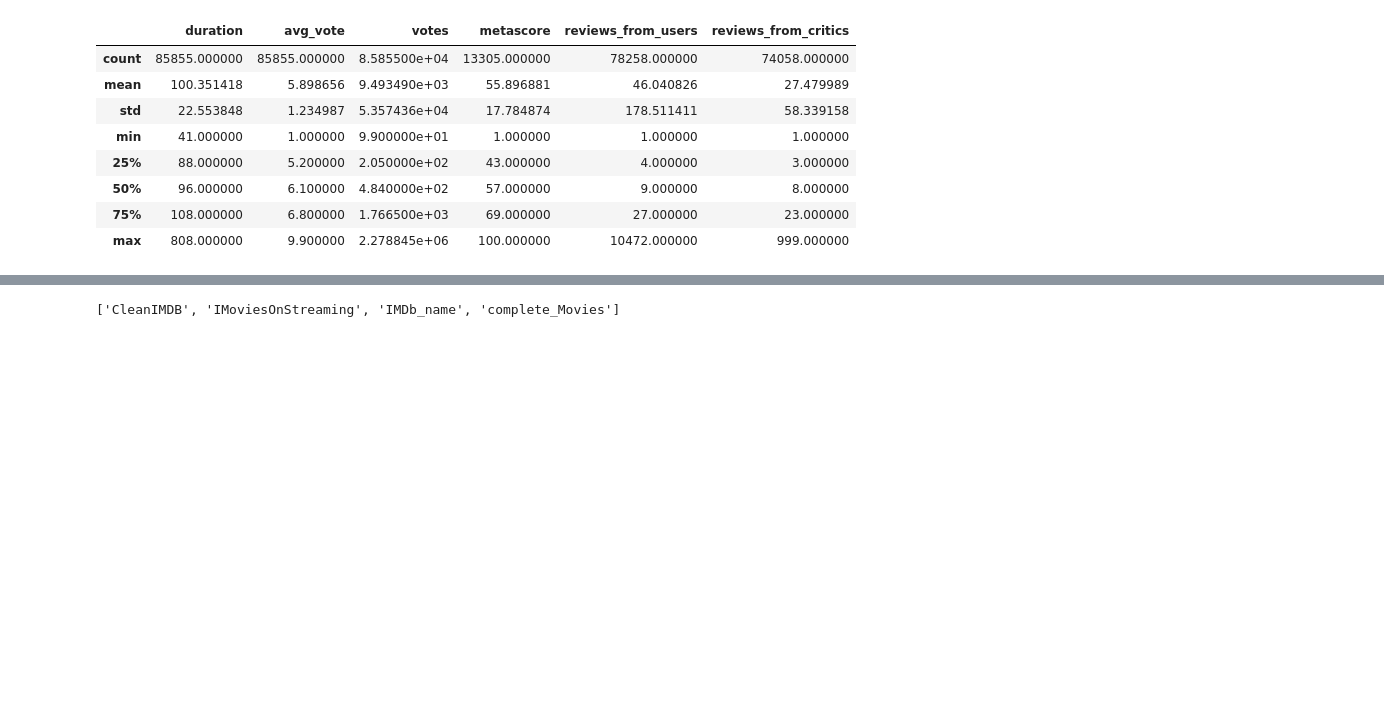
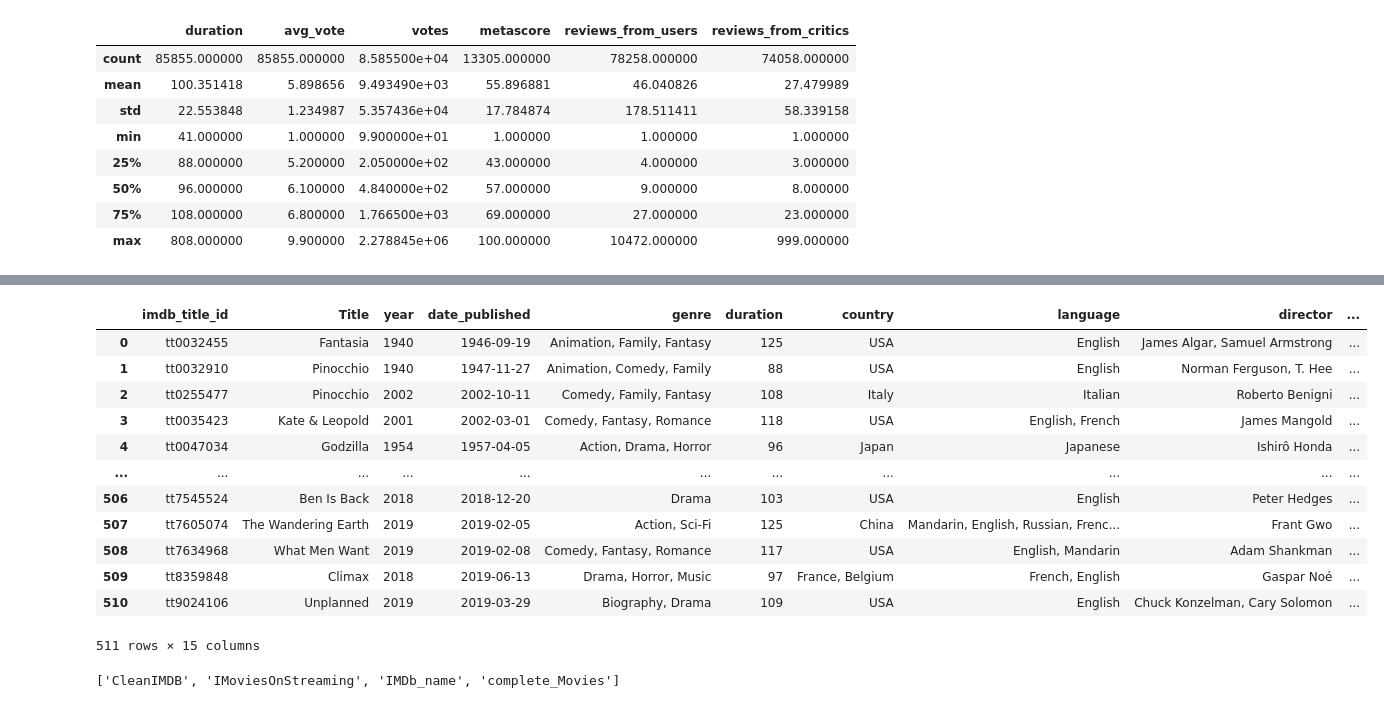
Before and after one commit to aadeba5/ETL_PROJ2, a Jupyter notebook: Miniproj_ETL.ipynb, the cells around one changed output, grey strips where cells are left out. Saved outputs shown, nothing was run; the diff lists cells and outputs as text; code cells hidden in the pictures; blank space fills up the shorter version.

```diff
--- a/Miniproj_ETL.ipynb
+++ b/Miniproj_ETL.ipynb
@@ -214,3 +248,20 @@ new_complete_Movies_data.head()
+# %%
+Clean_complete_IMDb_df = new_complete_Movies_data.dropna(how='any')
+Clean_complete_IMDb_df
+# %% [output]
+|  | imdb_title_id | Title | year | date_published | genre | duration | country | language | director | ... |
+| 0 | tt0032455 | Fantasia | 1940 | 1946-09-19 | Animation, Family, Fantasy | 125 | USA | English | James Algar, Samuel Armstrong | ... |
+| 1 | tt0032910 | Pinocchio | 1940 | 1947-11-27 | Animation, Comedy, Family | 88 | USA | English | Norman Ferguson, T. Hee | ... |
+| 2 | tt0255477 | Pinocchio | 2002 | 2002-10-11 | Comedy, Family, Fantasy | 108 | Italy | Italian | Roberto Benigni | ... |
+| 3 | tt0035423 | Kate & Leopold | 2001 | 2002-03-01 | Comedy, Fantasy, Romance | 118 | USA | English, French | James Mangold | ... |
+| 4 | tt0047034 | Godzilla | 1954 | 1957-04-05 | Action, Drama, Horror | 96 | Japan | Japanese | Ishirô Honda | ... |
+| ... | ... | ... | ... | ... | ... | ... | ... | ... | ... | ... |
+| 506 | tt7545524 | Ben Is Back | 2018 | 2018-12-20 | Drama | 103 | USA | English | Peter Hedges | ... |
+| 507 | tt7605074 | The Wandering Earth | 2019 | 2019-02-05 | Action, Sci-Fi | 125 | China | Mandarin, English, Russian, Frenc... | Frant Gwo | ... |
+| 508 | tt7634968 | What Men Want | 2019 | 2019-02-08 | Comedy, Fantasy, Romance | 117 | USA | English, Mandarin | Adam Shankman | ... |
+| 509 | tt8359848 | Climax | 2018 | 2019-06-13 | Drama, Horror, Music | 97 | France, Belgium | French, English | Gaspar Noé | ... |
+| 510 | tt9024106 | Unplanned | 2019 | 2019-03-29 | Biography, Drama | 109 | USA | English | Chuck Konzelman, Cary Solomon | ... |
+511 rows × 15 columns
 # %%
 from getpass import getpass
 password = getpass("Password")
```
Also changed, not shown: parts of 12 cells of this notebook.
